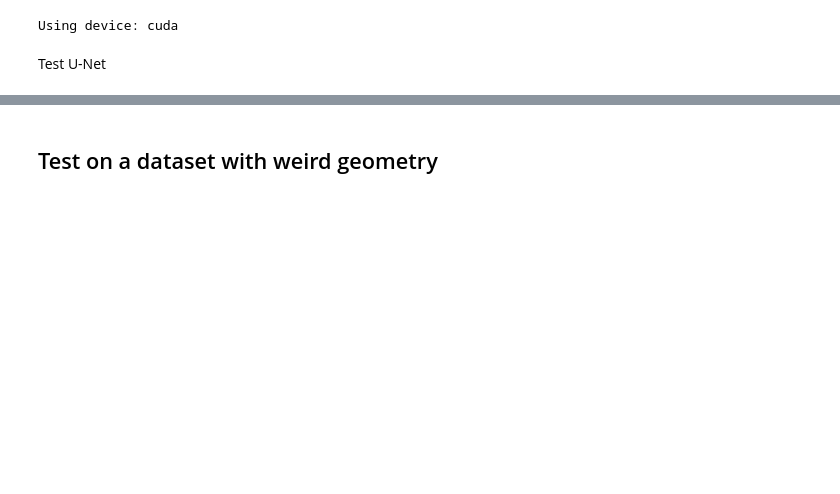
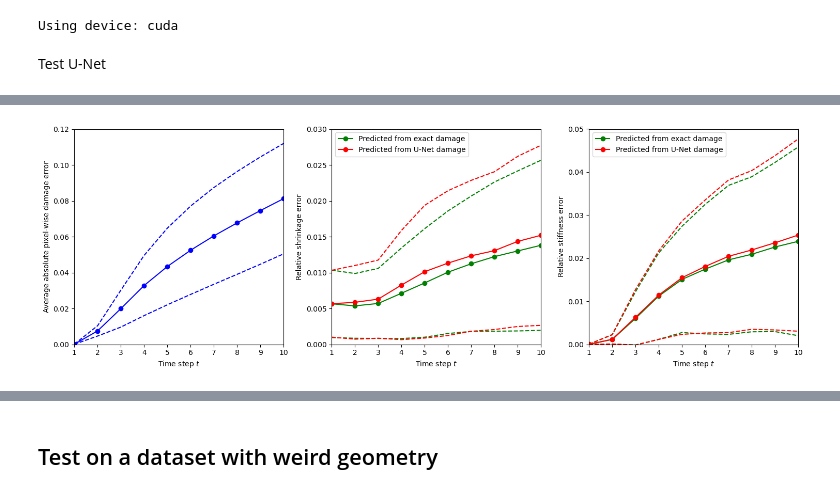
Before and after one commit to LiyaGaynutdinova/Auto-Regressive-Unet-for-Concrete-Damage, a Jupyter notebook: test_AutoUnet_uniform.ipynb, the cells around one changed output, grey strips where cells are left out. Saved outputs shown, nothing was run; the diff lists cells and outputs as text; code cells hidden in the pictures; blank space fills up the shorter version.

```diff
--- a/test_AutoUnet_uniform.ipynb
+++ b/test_AutoUnet_uniform.ipynb
@@ -55,0 +96,48 @@ axs.set_xlim([1, 10])
+# %%
+shr_mean_ex = np.mean(L_shr_ex, axis=0)
+shr_std_ex = np.std(L_shr_ex, axis=0)
+stiff_mean_ex = np.mean(L_stiff_ex, axis=0)
+stiff_std_ex = np.std(L_stiff_ex, axis=0)
+
+shr_mean = np.mean(L_shr, axis=0)
+shr_std = np.std(L_shr, axis=0)
+stiff_mean = np.mean(L_stiff, axis=0)
+stiff_std = np.std(L_stiff, axis=0)
+# %%
+fig, axs = plt.subplots(nrows=1, ncols=3, figsize=(15, 5), dpi=100)
+
+axs.flat[0].plot(np.arange(1, 11), dam_mean, 'b-o')
+axs.flat[0].plot(np.arange(1, 11), dam_mean+dam_std, 'b--')
+axs.flat[0].plot(np.arange(1, 11), dam_mean-dam_std, 'b--')
+axs.flat[0].set_xlabel('Time step $t$')
+axs.flat[0].set_ylabel('Average absolute pixel-wise damage error')
+axs.flat[0].set_xlim([1, 10])
+axs.flat[0].set_ylim([0, 0.12])
+
+axs.flat[1].plot(np.arange(1, 11), shr_mean_ex, 'g-o')
+axs.flat[1].plot(np.arange(1, 11), shr_mean, 'r-o')
+axs.flat[1].plot(np.arange(1, 11), shr_mean_ex+shr_std_ex, 'g--')
+axs.flat[1].plot(np.arange(1, 11), shr_mean_ex-shr_std_ex, 'g--')
+axs.flat[1].plot(np.arange(1, 11), shr_mean+shr_std, 'r--')
+axs.flat[1].plot(np.arange(1, 11), shr_mean-shr_std, 'r--')
+axs.flat[1].legend(['Predicted from exact damage', 'Predicted from U-Net damage'])
+axs.flat[1].set_xlabel('Time step $t$')
+axs.flat[1].set_ylabel('Relative shrinkage error')
+axs.flat[1].set_xlim([1, 10])
+axs.flat[1].set_ylim([0, 0.03])
+
+axs.flat[2].plot(np.arange(1, 11), stiff_mean_ex, 'g-o')
+axs.flat[2].plot(np.arange(1, 11), stiff_mean, 'r-o')
+axs.flat[2].plot(np.arange(1, 11), stiff_mean_ex+stiff_std_ex, 'g--')
+axs.flat[2].plot(np.arange(1, 11), stiff_mean_ex-stiff_std_ex, 'g--')
+axs.flat[2].plot(np.arange(1, 11), stiff_mean+stiff_std, 'r--')
+axs.flat[2].plot(np.arange(1, 11), stiff_mean-stiff_std, 'r--')
+axs.flat[2].legend(['Predicted from exact damage', 'Predicted from U-Net damage'])
+axs.flat[2].set_xlabel('Time step $t$')
+axs.flat[2].set_ylabel('Relative stiffness error')
+axs.flat[2].set_xlim([1, 10])
+axs.flat[2].set_ylim([0, 0.05])
+
+plt.tight_layout()
+# %% [output]
+[figure, added]
```
Also changed, not shown: parts of 15 cells of this notebook, 32 other files.
